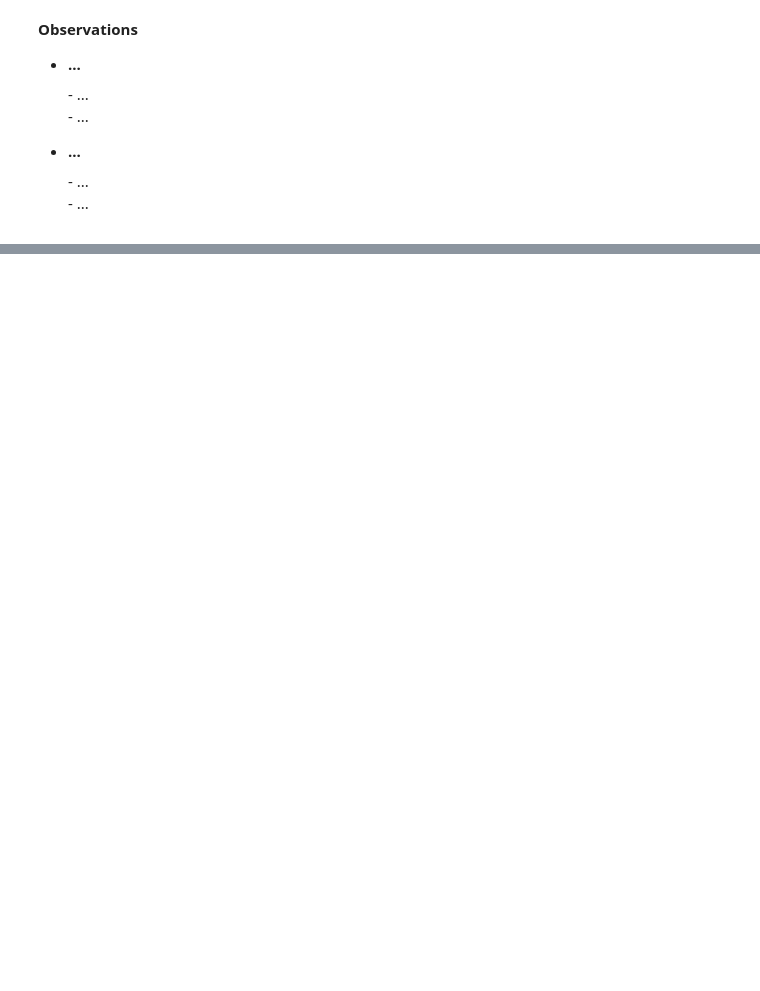
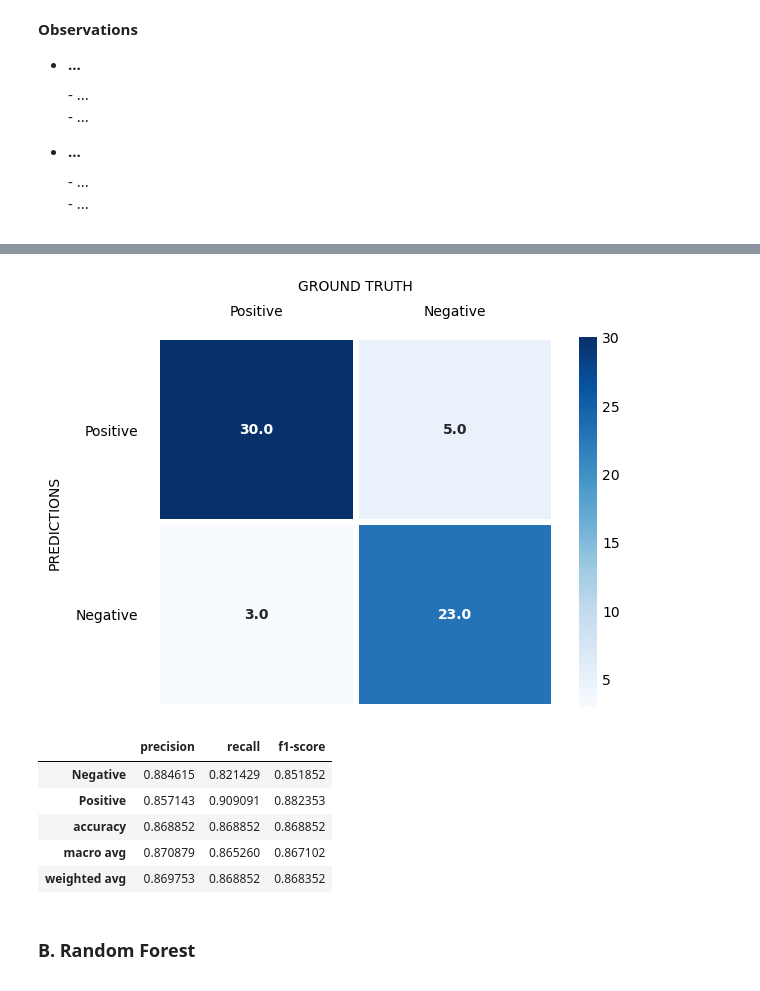
Before and after one commit to sal-siddiqui/heart-disease-prediction, a Jupyter notebook: my-attempt.ipynb, the cells around one changed output, grey strips where cells are left out. Cells and saved outputs as stored; diff of their text form; code cells hidden in the pictures; blank space fills up the shorter version.

```diff
--- a/my-attempt.ipynb
+++ b/my-attempt.ipynb
@@ -1216,0 +1190,16 @@ plt.show()
+# %%
+## Testing Data
+y_pred = model.predict(X_test)
+
+custom_confusion_matrix(y_test, y_pred, labels=labels)
+custom_classification_report(y_test, y_pred, labels=labels)
+# %% [output]
+[figure, added]
+|  | precision | recall | f1-score |
+| Negative | 0.884615 | 0.821429 | 0.851852 |
+| Positive | 0.857143 | 0.909091 | 0.882353 |
+| accuracy | 0.868852 | 0.868852 | 0.868852 |
+| macro avg | 0.870879 | 0.865260 | 0.867102 |
+| weighted avg | 0.869753 | 0.868852 | 0.868352 |
+# %% [markdown]
+<h3 style="font-weight: bold; font-size: 18px; margin-bottom: 10px;">B. Random Forest</h3>
```
Also changed, not shown: parts of 36 cells of this notebook, 1 other file.
